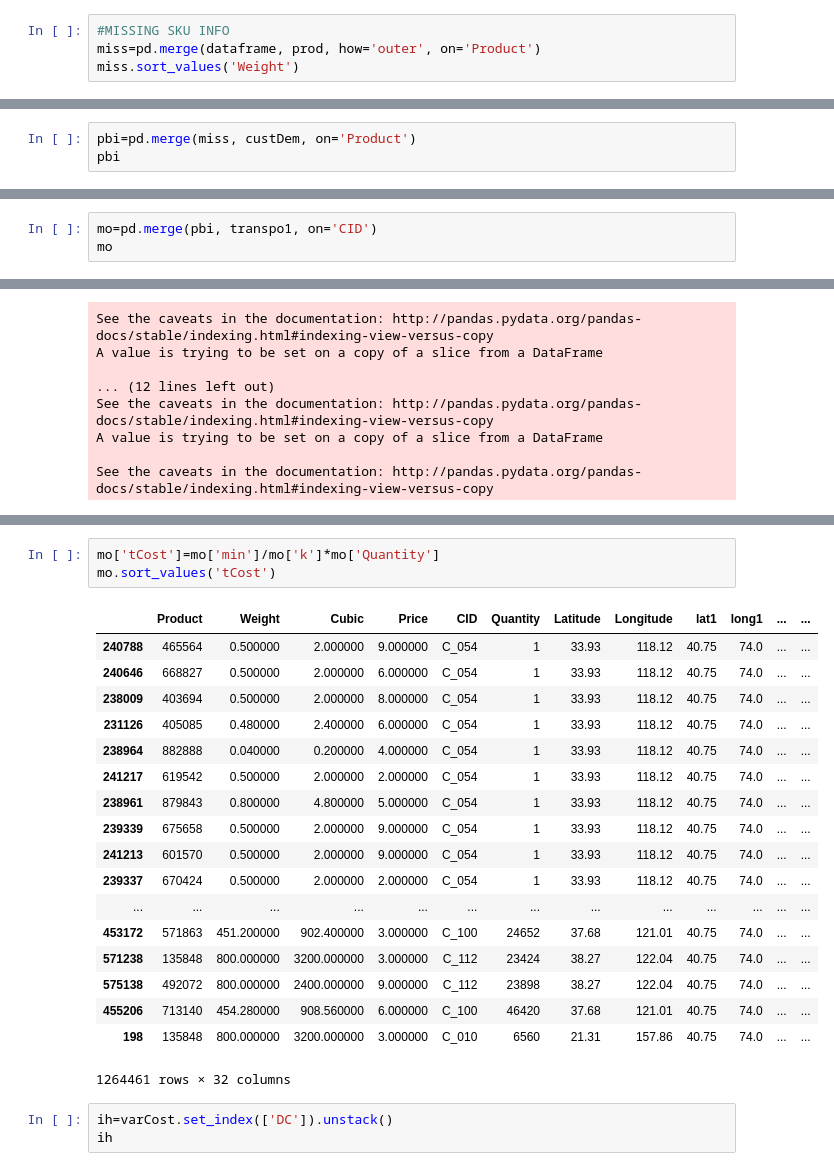
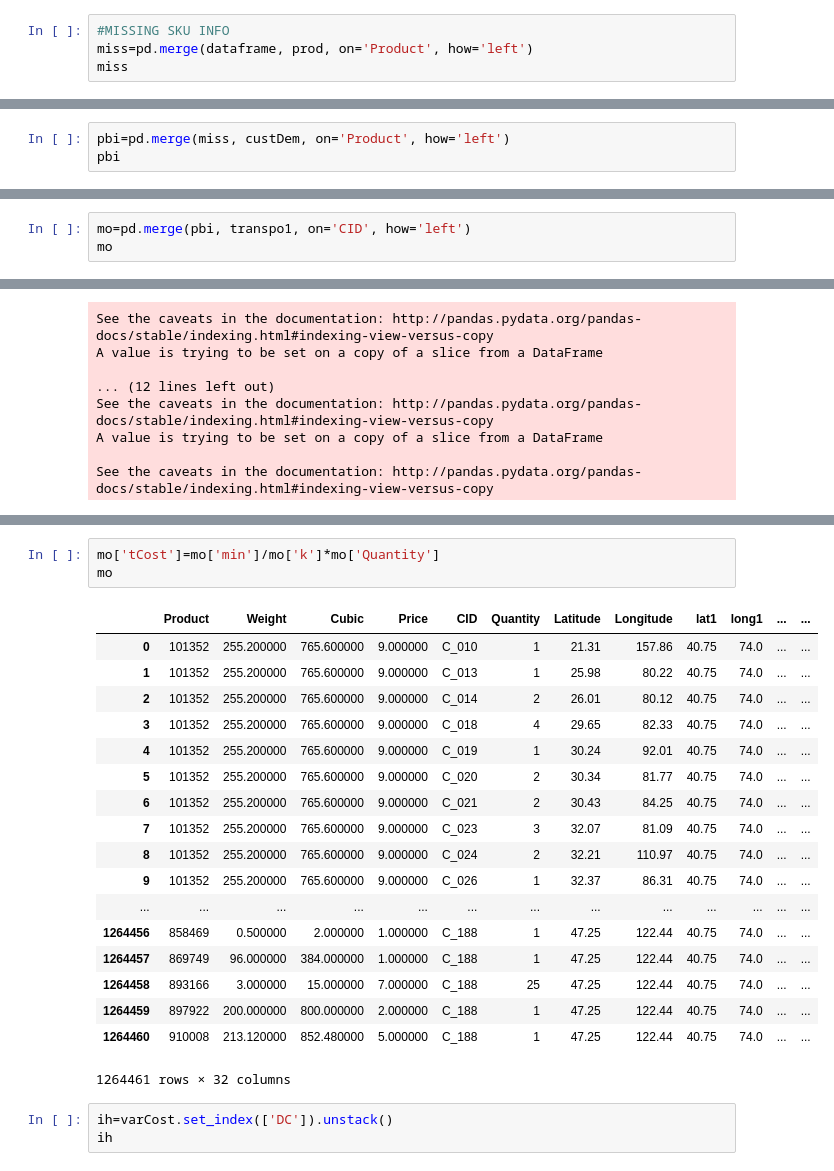
Before and after one commit to pszkilnyk/skittles, a Jupyter notebook: final.ipynb, the cells around one changed output, grey strips where cells are left out. Cells and saved outputs as stored; diff of their text form.

```diff
--- a/final.ipynb
+++ b/final.ipynb
@@ -195,7 +195,7 @@ dataframe
 50949 rows × 1 columns
 # %%
 #MISSING SKU INFO
-miss=pd.merge(dataframe, prod, how='outer', on='Product')
-miss.sort_values('Weight')
+miss=pd.merge(dataframe, prod, on='Product', how='left')
+miss
 # %% [output]
 |  | Product | Weight | Cubic | Price |
@@ -225,7 +229,7 @@ miss['Cubic'].isnull().sum()
 # %% [output]
 0
 # %%
-pbi=pd.merge(miss, custDem, on='Product')
+pbi=pd.merge(miss, custDem, on='Product', how='left')
 pbi
 # %% [output]
 |  | Product | Weight | Cubic | Price | CID | Quantity |
@@ -251,7 +255,7 @@ pbi.isnull().values.sum()
 # %% [output]
 0
 # %%
-mo=pd.merge(pbi, transpo1, on='CID')
+mo=pd.merge(pbi, transpo1, on='CID', how='left')
 mo
 # %% [output]
 |  | Product | Weight | Cubic | Price | CID | Quantity | Latitude | Longitude |
@@ -428,25 +432,25 @@ mo.sort_values('k')
 1264461 rows × 31 columns
 # %%
 mo['tCost']=mo['min']/mo['k']*mo['Quantity']
-mo.sort_values('tCost')
+mo
 # %% [output]
 |  | Product | Weight | Cubic | Price | CID | Quantity | Latitude | Longitude | lat1 | long1 | ... | ... |
-| 240788 | 465564 | 0.500000 | 2.000000 | 9.000000 | C_054 | 1 | 33.93 | 118.12 | 40.75 | 74.0 | ... | ... |
-| 240646 | 668827 | 0.500000 | 2.000000 | 6.000000 | C_054 | 1 | 33.93 | 118.12 | 40.75 | 74.0 | ... | ... |
-| 238009 | 403694 | 0.500000 | 2.000000 | 8.000000 | C_054 | 1 | 33.93 | 118.12 | 40.75 | 74.0 | ... | ... |
-| 231126 | 405085 | 0.480000 | 2.400000 | 6.000000 | C_054 | 1 | 33.93 | 118.12 | 40.75 | 74.0 | ... | ... |
-| 238964 | 882888 | 0.040000 | 0.200000 | 4.000000 | C_054 | 1 | 33.93 | 118.12 | 40.75 | 74.0 | ... | ... |
-| 241217 | 619542 | 0.500000 | 2.000000 | 2.000000 | C_054 | 1 | 33.93 | 118.12 | 40.75 | 74.0 | ... | ... |
-| 238961 | 879843 | 0.800000 | 4.800000 | 5.000000 | C_054 | 1 | 33.93 | 118.12 | 40.75 | 74.0 | ... | ... |
-| 239339 | 675658 | 0.500000 | 2.000000 | 9.000000 | C_054 | 1 | 33.93 | 118.12 | 40.75 | 74.0 | ... | ... |
-| 241213 | 601570 | 0.500000 | 2.000000 | 9.000000 | C_054 | 1 | 33.93 | 118.12 | 40.75 | 74.0 | ... | ... |
-| 239337 | 670424 | 0.500000 | 2.000000 | 2.000000 | C_054 | 1 | 33.93 | 118.12 | 40.75 | 74.0 | ... | ... |
+| 0 | 101352 | 255.200000 | 765.600000 | 9.000000 | C_010 | 1 | 21.31 | 157.86 | 40.75 | 74.0 | ... | ... |
+| 1 | 101352 | 255.200000 | 765.600000 | 9.000000 | C_013 | 1 | 25.98 | 80.22 | 40.75 | 74.0 | ... | ... |
+| 2 | 101352 | 255.200000 | 765.600000 | 9.000000 | C_014 | 2 | 26.01 | 80.12 | 40.75 | 74.0 | ... | ... |
+| 3 | 101352 | 255.200000 | 765.600000 | 9.000000 | C_018 | 4 | 29.65 | 82.33 | 40.75 | 74.0 | ... | ... |
+| 4 | 101352 | 255.200000 | 765.600000 | 9.000000 | C_019 | 1 | 30.24 | 92.01 | 40.75 | 74.0 | ... | ... |
+| 5 | 101352 | 255.200000 | 765.600000 | 9.000000 | C_020 | 2 | 30.34 | 81.77 | 40.75 | 74.0 | ... | ... |
+| 6 | 101352 | 255.200000 | 765.600000 | 9.000000 | C_021 | 2 | 30.43 | 84.25 | 40.75 | 74.0 | ... | ... |
+| 7 | 101352 | 255.200000 | 765.600000 | 9.000000 | C_023 | 3 | 32.07 | 81.09 | 40.75 | 74.0 | ... | ... |
+| 8 | 101352 | 255.200000 | 765.600000 | 9.000000 | C_024 | 2 | 32.21 | 110.97 | 40.75 | 74.0 | ... | ... |
+| 9 | 101352 | 255.200000 | 765.600000 | 9.000000 | C_026 | 1 | 32.37 | 86.31 | 40.75 | 74.0 | ... | ... |
 | ... | ... | ... | ... | ... | ... | ... | ... | ... | ... | ... | ... | ... |
-| 453172 | 571863 | 451.200000 | 902.400000 | 3.000000 | C_100 | 24652 | 37.68 | 121.01 | 40.75 | 74.0 | ... | ... |
-| 571238 | 135848 | 800.000000 | 3200.000000 | 3.000000 | C_112 | 23424 | 38.27 | 122.04 | 40.75 | 74.0 | ... | ... |
-| 575138 | 492072 | 800.000000 | 2400.000000 | 9.000000 | C_112 | 23898 | 38.27 | 122.04 | 40.75 | 74.0 | ... | ... |
-| 455206 | 713140 | 454.280000 | 908.560000 | 6.000000 | C_100 | 46420 | 37.68 | 121.01 | 40.75 | 74.0 | ... | ... |
-| 198 | 135848 | 800.000000 | 3200.000000 | 3.000000 | C_010 | 6560 | 21.31 | 157.86 | 40.75 | 74.0 | ... | ... |
+| 1264456 | 858469 | 0.500000 | 2.000000 | 1.000000 | C_188 | 1 | 47.25 | 122.44 | 40.75 | 74.0 | ... | ... |
+| 1264457 | 869749 | 96.000000 | 384.000000 | 1.000000 | C_188 | 1 | 47.25 | 122.44 | 40.75 | 74.0 | ... | ... |
+| 1264458 | 893166 | 3.000000 | 15.000000 | 7.000000 | C_188 | 25 | 47.25 | 122.44 | 40.75 | 74.0 | ... | ... |
+| 1264459 | 897922 | 200.000000 | 800.000000 | 2.000000 | C_188 | 1 | 47.25 | 122.44 | 40.75 | 74.0 | ... | ... |
+| 1264460 | 910008 | 213.120000 | 852.480000 | 5.000000 | C_188 | 1 | 47.25 | 122.44 | 40.75 | 74.0 | ... | ... |
 1264461 rows × 32 columns
 # %%
 ih=varCost.set_index(['DC']).unstack()
```
Also changed, not shown: parts of 24 cells of this notebook.
